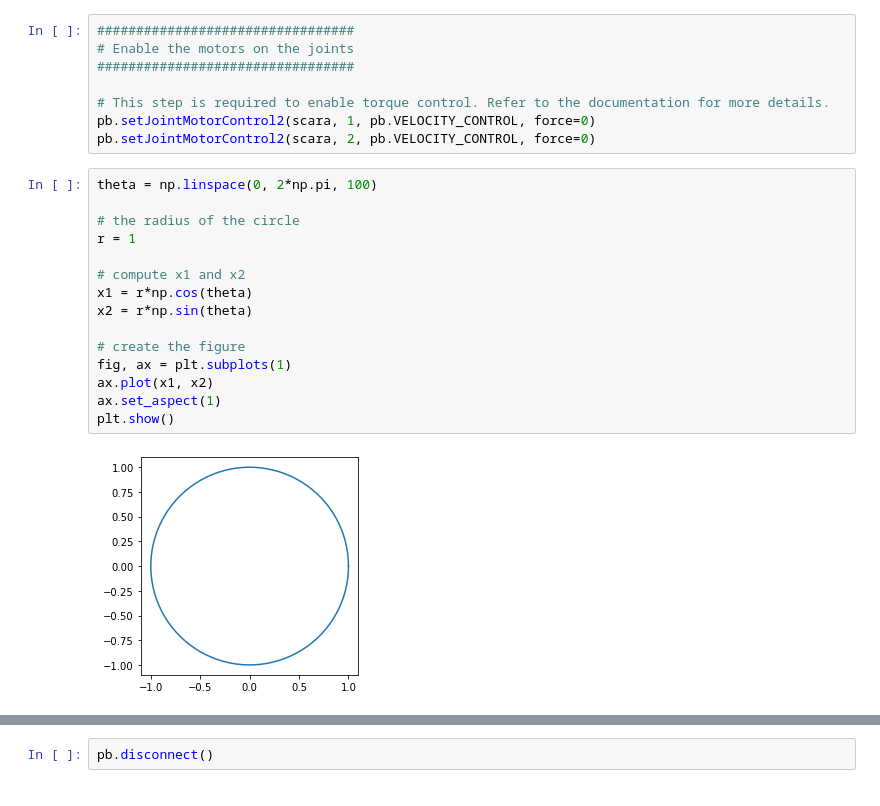
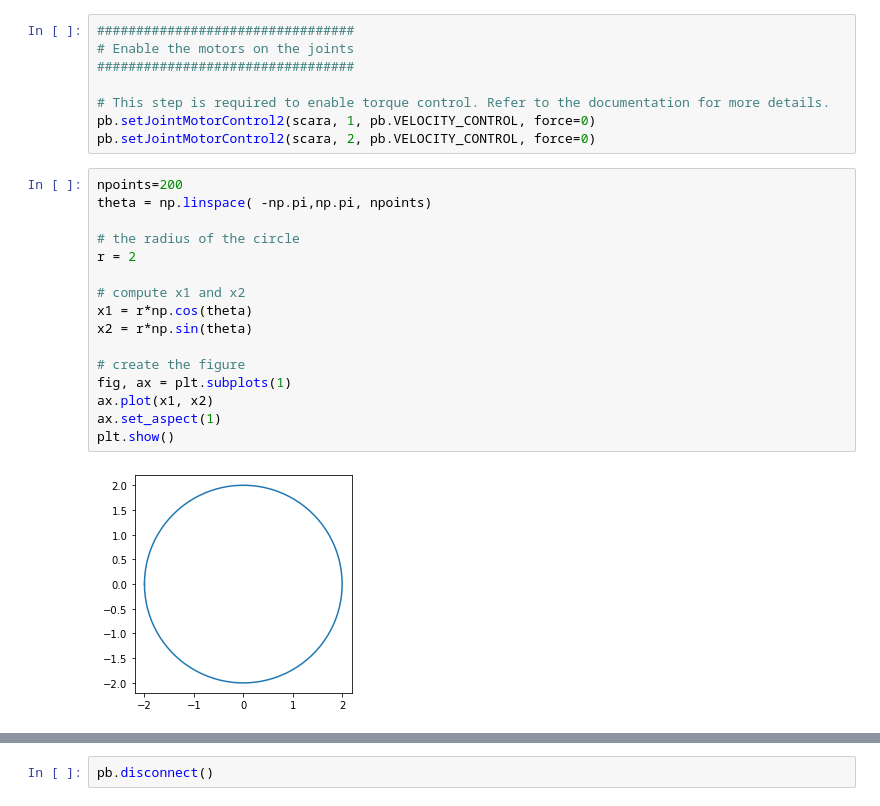
Before and after one commit to thiyagutenysen/Pybullet-learn-stuff, a Jupyter notebook: Homework.ipynb, the cells around one changed output, grey strips where cells are left out. Saved outputs shown, nothing was run; the diff lists cells and outputs as text.

```diff
--- a/Homework.ipynb
+++ b/Homework.ipynb
@@ -107,19 +107,20 @@ pb.setTimeStep(0.001) #The lower this is, more accurate the simulation
 pb.setJointMotorControl2(scara, 1, pb.VELOCITY_CONTROL, force=0)
 pb.setJointMotorControl2(scara, 2, pb.VELOCITY_CONTROL, force=0)
 # %%
-theta = np.linspace(0, 2*np.pi, 100)
+npoints=200
+theta = np.linspace( -np.pi,np.pi, npoints)
 
 # the radius of the circle
-r = 1
+r = 2
 
 # compute x1 and x2
 x1 = r*np.cos(theta)
 x2 = r*np.sin(theta)
 
 # create the figure
 fig, ax = plt.subplots(1)
 ax.plot(x1, x2)
 ax.set_aspect(1)
 plt.show()
 # %% [output]
-[figure, old version]
+[figure, new version]
```
Also changed, not shown: parts of 14 cells of this notebook, 1 other file.
